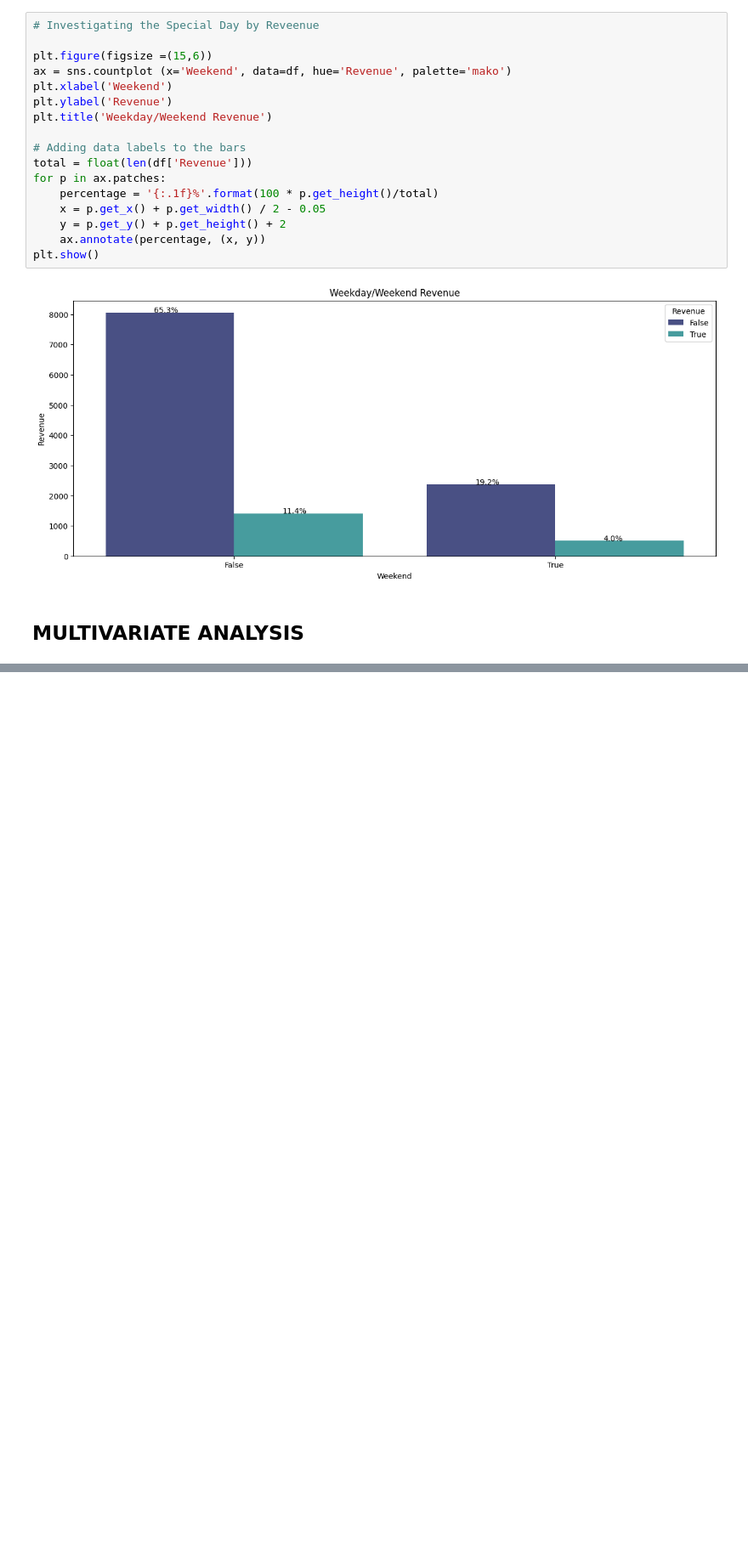
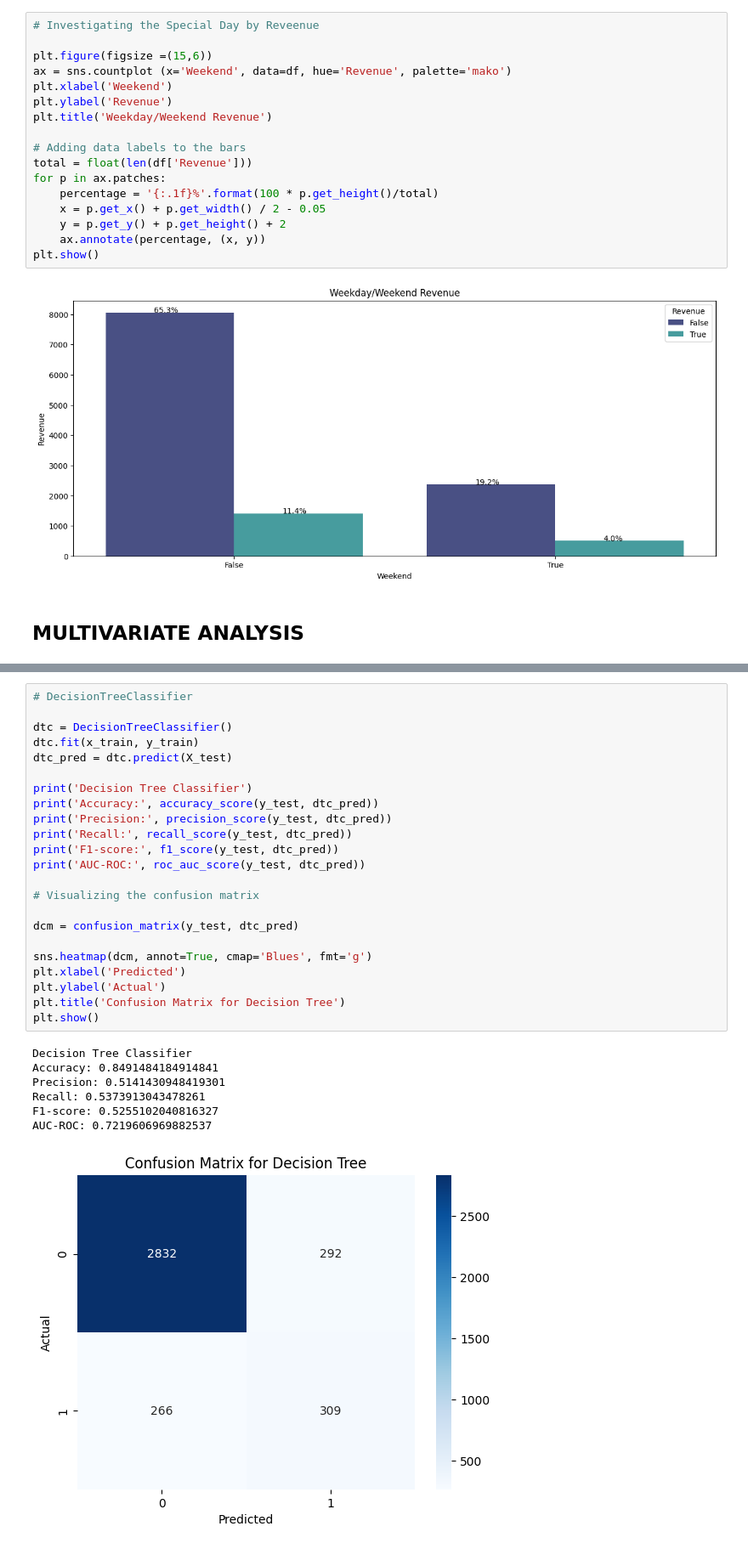
Before and after one commit to kayodeolusanya/Jumia-Online-Shoppers-Intention, a Jupyter notebook: Jumia_Online_Shoppers_Intention.ipynb, the cells around one changed output, grey strips where cells are left out. Shown at 85% size. Drawn from its saved outputs; the diff is of its cells as text; blank space fills up the shorter version.

```diff
--- a/Jumia_Online_Shoppers_Intention.ipynb
+++ b/Jumia_Online_Shoppers_Intention.ipynb
@@ -578,0 +730,31 @@ plt.show()
+# %%
+# DecisionTreeClassifier
+
+dtc = DecisionTreeClassifier()
+dtc.fit(x_train, y_train)
+dtc_pred = dtc.predict(X_test)
+
+print('Decision Tree Classifier')
+print('Accuracy:', accuracy_score(y_test, dtc_pred))
+print('Precision:', precision_score(y_test, dtc_pred))
+print('Recall:', recall_score(y_test, dtc_pred))
+print('F1-score:', f1_score(y_test, dtc_pred))
+print('AUC-ROC:', roc_auc_score(y_test, dtc_pred))
+
+# Visualizing the confusion matrix
+
+dcm = confusion_matrix(y_test, dtc_pred)
+
+sns.heatmap(dcm, annot=True, cmap='Blues', fmt='g')
+plt.xlabel('Predicted')
+plt.ylabel('Actual')
+plt.title('Confusion Matrix for Decision Tree')
+plt.show()
+# %% [output]
+Decision Tree Classifier
+Accuracy: 0.8491484184914841
+Precision: 0.5141430948419301
+Recall: 0.5373913043478261
+F1-score: 0.5255102040816327
+AUC-ROC: 0.7219606969882537
+[figure, added]
```
Also changed, not shown: parts of 20 cells of this notebook.
